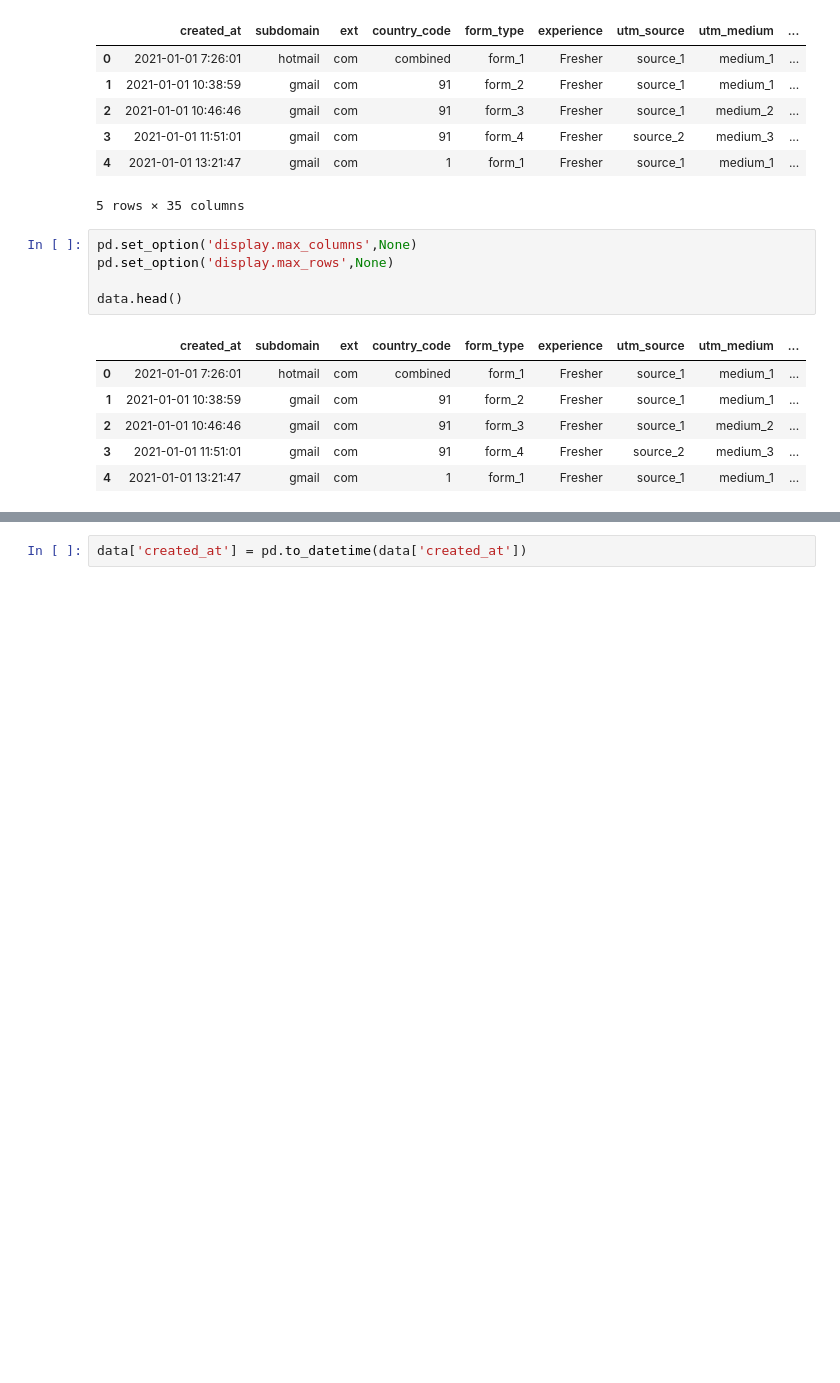
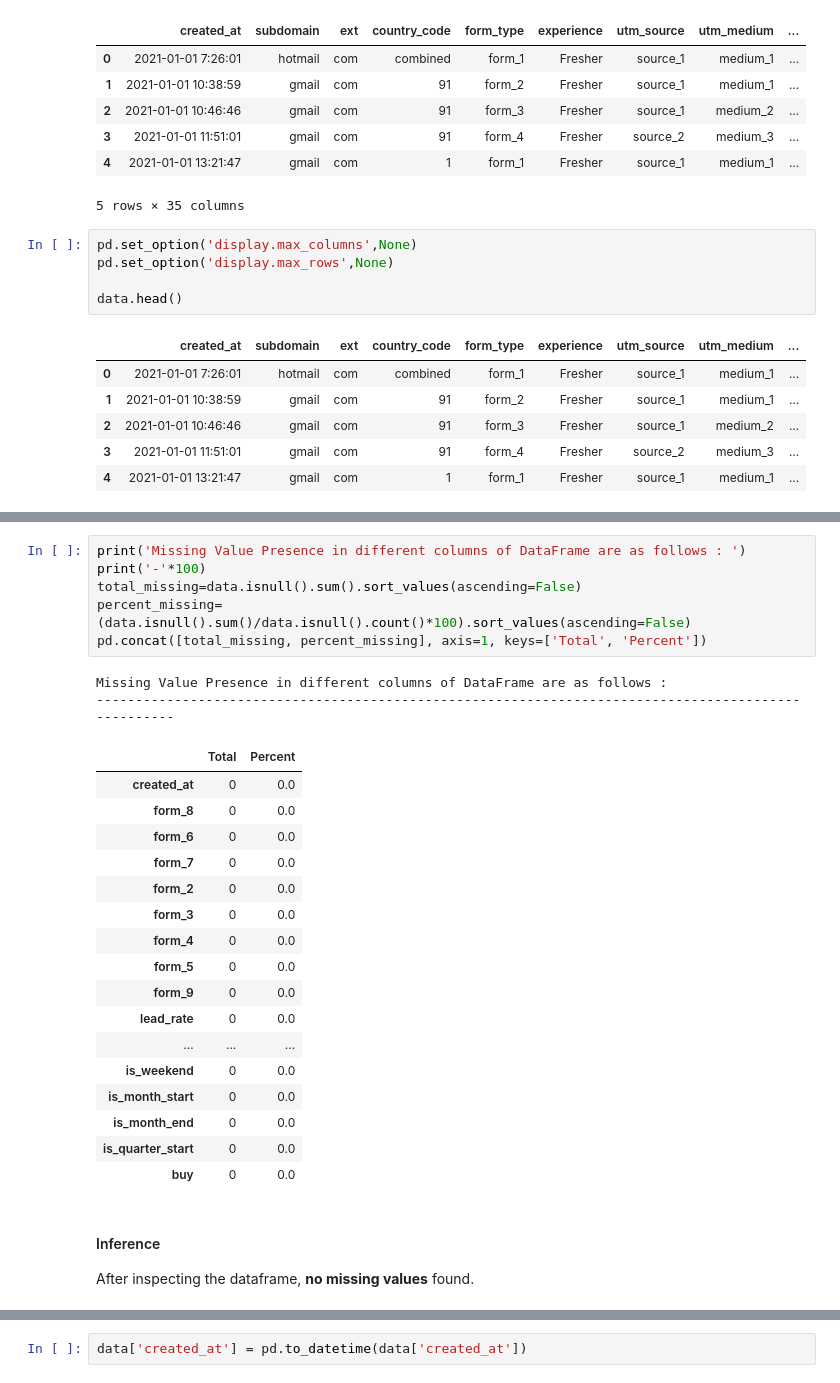
Before and after one commit to manishkr1754/Lead_Scoring_Model, a Jupyter notebook: Lead Scoring Model.ipynb, the cells around one changed output, grey strips where cells are left out. Cells and saved outputs as stored; diff of their text form; blank space fills up the shorter version.

```diff
--- a/Lead Scoring Model.ipynb
+++ b/Lead Scoring Model.ipynb
@@ -174,0 +191,30 @@ data.duplicated().sum()
+# %%
+print('Missing Value Presence in different columns of DataFrame are as follows : ')
+print('-'*100)
+total_missing=data.isnull().sum().sort_values(ascending=False)
+percent_missing=(data.isnull().sum()/data.isnull().count()*100).sort_values(ascending=False)
+pd.concat([total_missing, percent_missing], axis=1, keys=['Total', 'Percent'])
+# %% [output]
+Missing Value Presence in different columns of DataFrame are as follows :
+----------------------------------------------------------------------------------------------------
+|  | Total | Percent |
+| created_at | 0 | 0.0 |
+| form_8 | 0 | 0.0 |
+| form_6 | 0 | 0.0 |
+| form_7 | 0 | 0.0 |
+| form_2 | 0 | 0.0 |
+| form_3 | 0 | 0.0 |
+| form_4 | 0 | 0.0 |
+| form_5 | 0 | 0.0 |
+| form_9 | 0 | 0.0 |
+| lead_rate | 0 | 0.0 |
+| ... | ... | ... |
+| is_weekend | 0 | 0.0 |
+| is_month_start | 0 | 0.0 |
+| is_month_end | 0 | 0.0 |
+| is_quarter_start | 0 | 0.0 |
+| buy | 0 | 0.0 |
+# %% [markdown]
+#### Inference
+
+After inspecting the dataframe, **no missing values** found.
```
Also changed, not shown: parts of 24 cells of this notebook.
